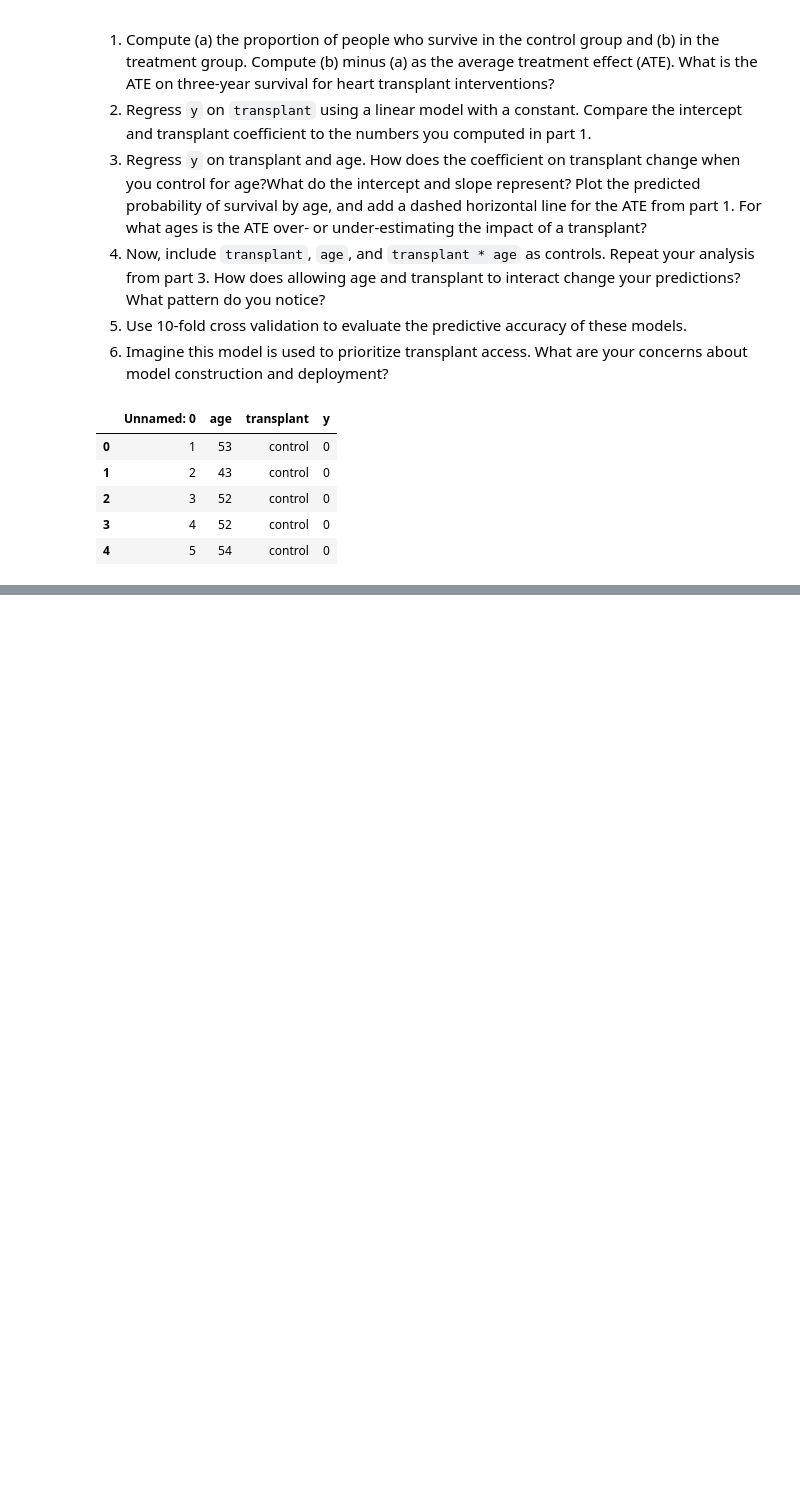
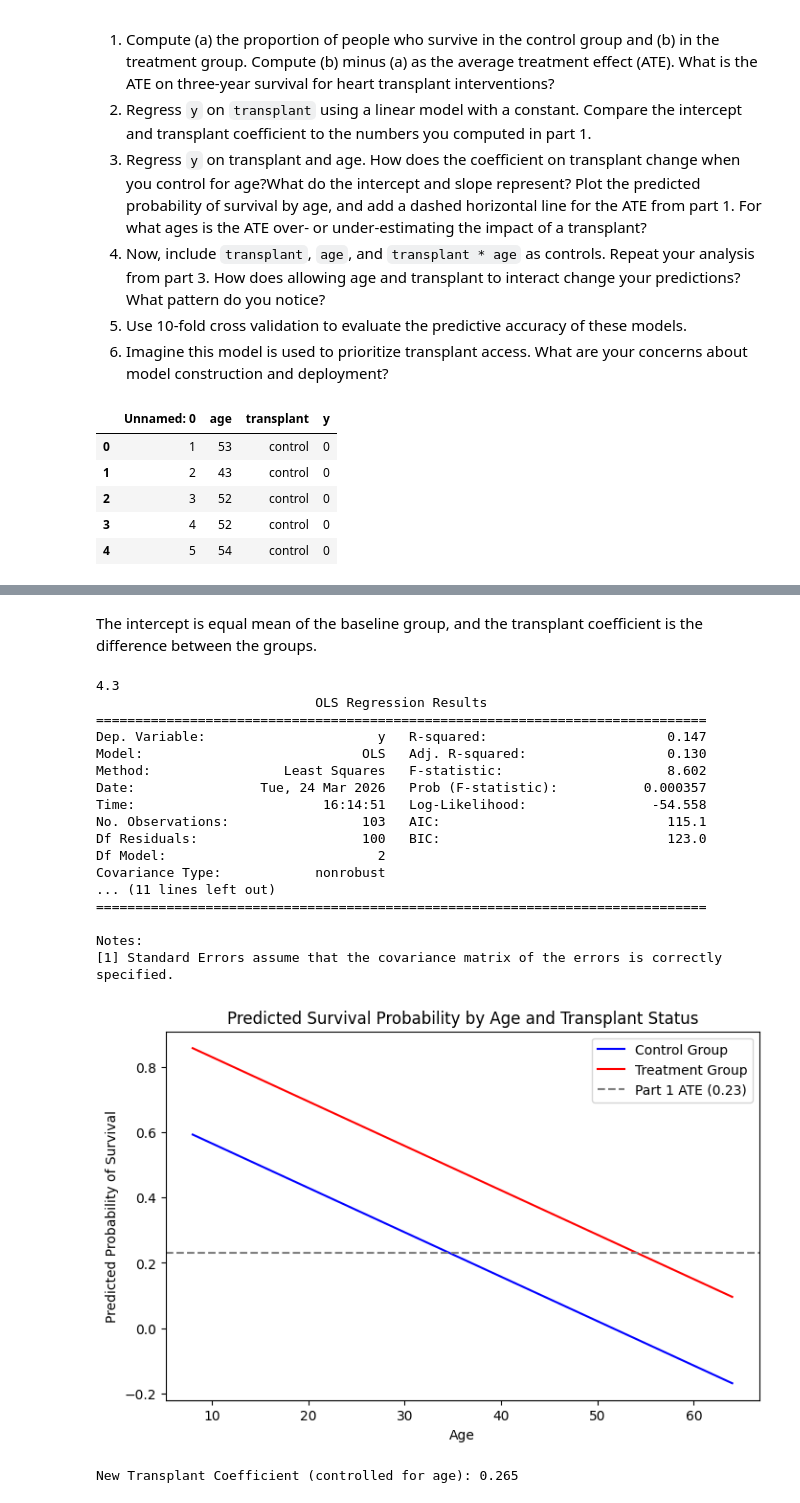
Before and after one commit to qnq9yy/undergrad_ml_assignments, a Jupyter notebook: 03_assignment_linear_models.ipynb, the cells around one changed output, grey strips where cells are left out. Cells and saved outputs as stored; diff of their text form; code cells hidden in the pictures; blank space fills up the shorter version.

Commit message:
linear models changes

```diff
--- a/03_assignment_linear_models.ipynb
+++ b/03_assignment_linear_models.ipynb
@@ -368,0 +412,52 @@ print('4.1')
+# %% [markdown]
+The intercept is equal mean of the baseline group, and the transplant coefficient is the difference between the groups.
+# %%
+print('4.3')
+
+model = smf.ols(formula='y ~ transplant + age', data=df).fit()
+print(model.summary())
+
+intercept = model.params['Intercept']
+coeff_transplant = model.params['transplant[T.treatment]']
+coeff_age = model.params['age']
+ate_part1 = 0.230
+
+plt.figure(figsize=(8, 5))
+
+age_range = np.linspace(df['age'].min(), df['age'].max(), 100)
+
+pred_control = intercept + coeff_age * age_range
+pred_treatment = (intercept + coeff_transplant) + coeff_age * age_range
+
+plt.plot(age_range, pred_control, label='Control Group', color='blue')
+plt.plot(age_range, pred_treatment, label='Treatment Group', color='red')
+
+plt.axhline(y=ate_part1, color='gray', linestyle='--', label=f'Part 1 ATE ({ate_part1})')
+
+plt.xlabel('Age')
+plt.ylabel('Predicted Probability of Survival')
+plt.title('Predicted Survival Probability by Age and Transplant Status')
+plt.legend()
+plt.show()
+
+print(f"New Transplant Coefficient (controlled for age): {coeff_transplant:.3f}")
+# %% [output]
+4.3
+                            OLS Regression Results
+==============================================================================
+Dep. Variable:                      y   R-squared:                       0.147
+Model:                            OLS   Adj. R-squared:                  0.130
+Method:                 Least Squares   F-statistic:                     8.602
+Date:                Tue, 24 Mar 2026   Prob (F-statistic):           0.000357
+Time:                        16:14:51   Log-Likelihood:                -54.558
+No. Observations:                 103   AIC:                             115.1
+Df Residuals:                     100   BIC:                             123.0
+Df Model:                           2
+Covariance Type:            nonrobust
+... (11 lines left out)
+==============================================================================
+
+Notes:
+[1] Standard Errors assume that the covariance matrix of the errors is correctly specified.
+[figure, added]
+New Transplant Coefficient (controlled for age): 0.265
```
Also changed, not shown: parts of 7 cells of this notebook.
